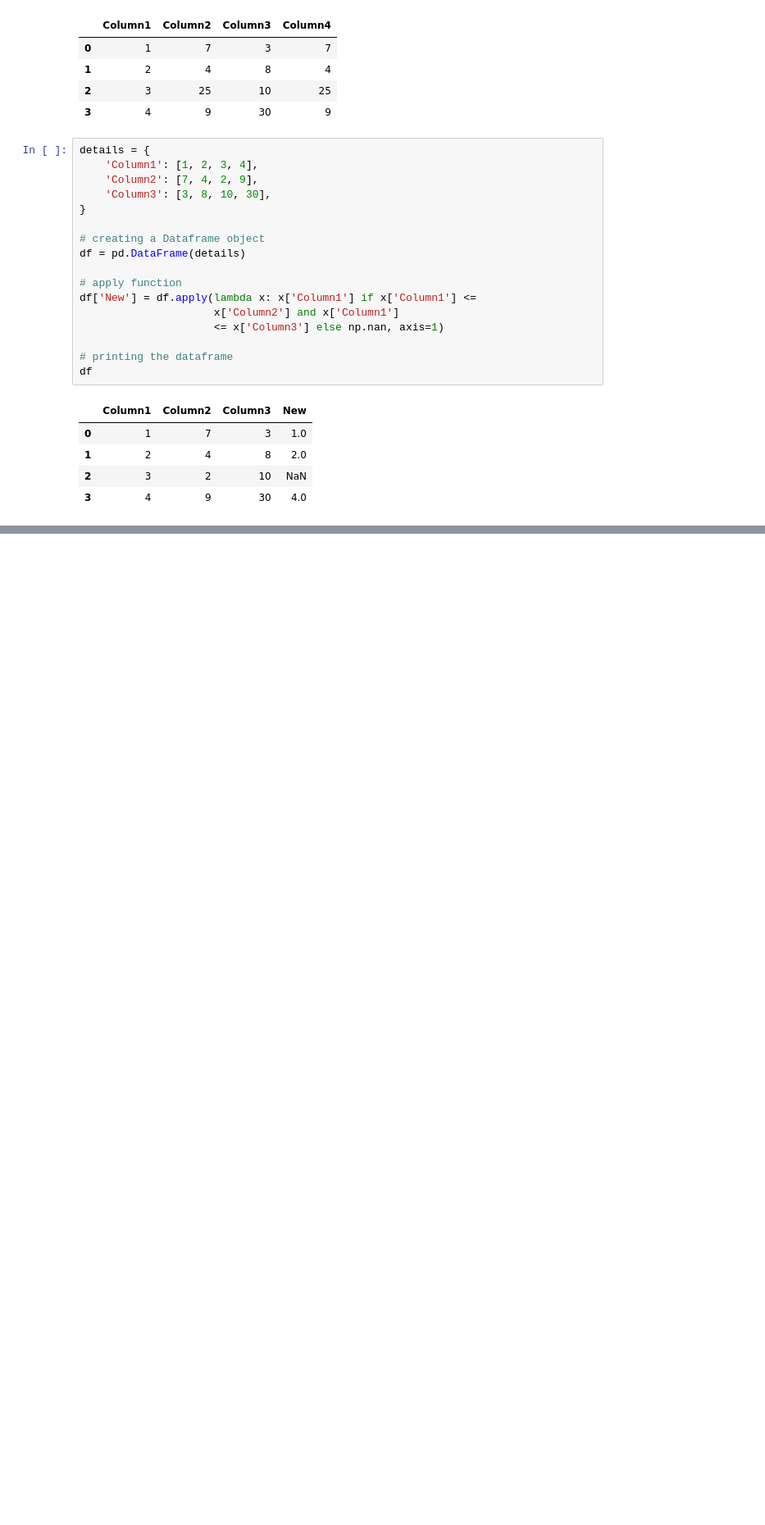
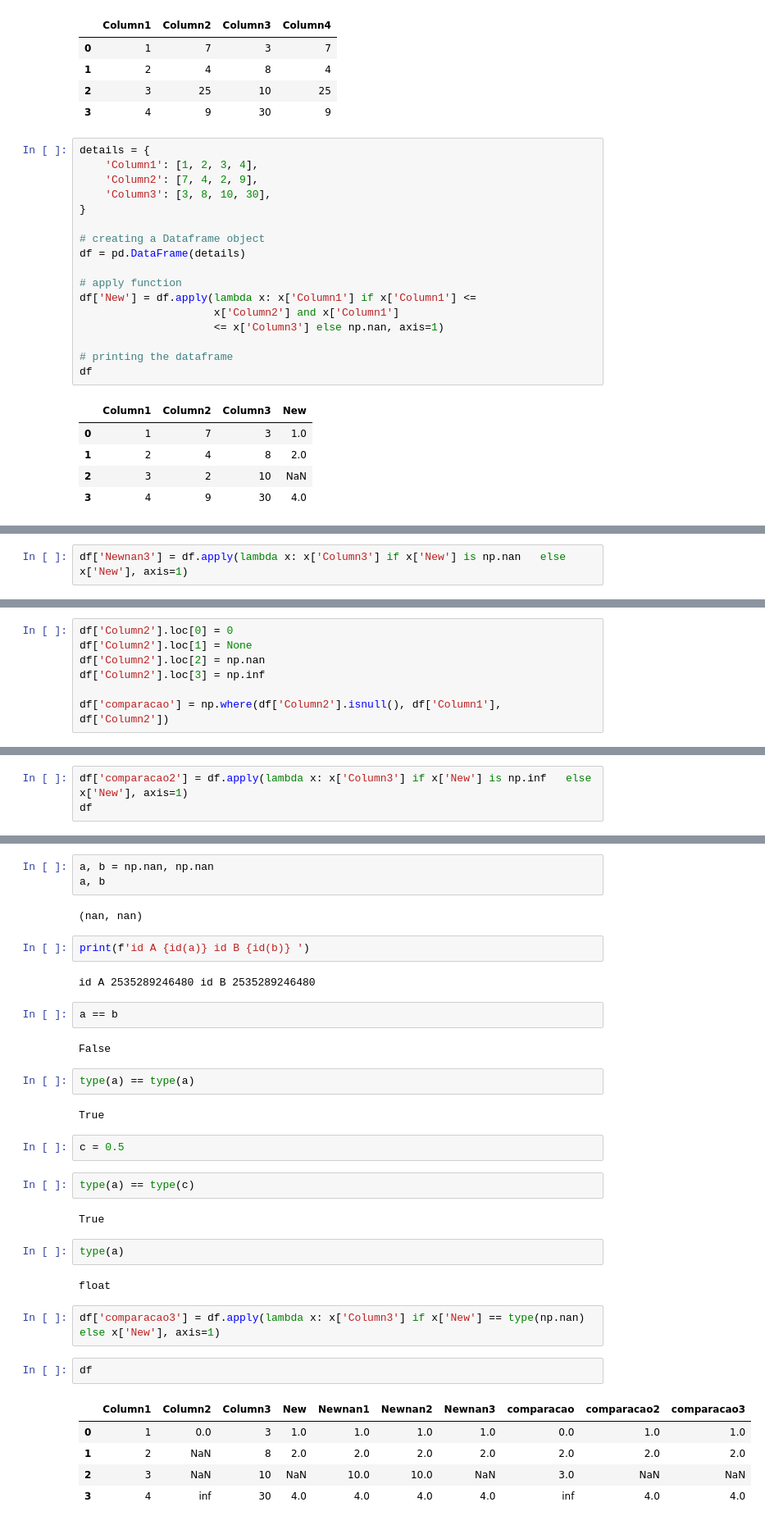
Before and after one commit to alexaugusto23/python_developer, a Jupyter notebook: Planejamento - Lógicas/Scripts e Notebooks/logicas_pyplan.ipynb, the cells around one changed output, grey strips where cells are left out. Shown at 82% size. Cells and saved outputs as stored; diff of their text form; blank space fills up the shorter version.

```diff
--- a/Planejamento - Lógicas/Scripts e Notebooks/logicas_pyplan.ipynb
+++ b/Planejamento - Lógicas/Scripts e Notebooks/logicas_pyplan.ipynb
@@ -1831,0 +1853,2 @@ df
+# %%
+df['Newnan3'] = df.apply(lambda x: x['Column3'] if x['New'] is np.nan   else x['New'], axis=1)
@@ -1831,0 +1863,7 @@ df
+# %%
+df['Column2'].loc[0] = 0
+df['Column2'].loc[1] = None
+df['Column2'].loc[2] = np.nan
+df['Column2'].loc[3] = np.inf
+
+df['comparacao'] = np.where(df['Column2'].isnull(), df['Column1'], df['Column2'])
@@ -1831,0 +1883,3 @@ df
+# %%
+df['comparacao2'] = df.apply(lambda x: x['Column3'] if x['New'] is np.inf   else x['New'], axis=1)
+df
@@ -1831,0 +1892,37 @@ df
+# %%
+a, b = np.nan, np.nan
+a, b
+# %% [output]
+(nan, nan)
+# %%
+print(f'id A {id(a)} id B {id(b)} ')
+# %% [output]
+id A 2535289246480 id B 2535289246480
+# %%
+a == b
+# %% [output]
+False
+# %%
+type(a) == type(a)
+# %% [output]
+True
+# %%
+c = 0.5
+# %%
+type(a) == type(c)
+# %% [output]
+True
+# %%
+type(a)
+# %% [output]
+float
+# %%
+df['comparacao3'] = df.apply(lambda x: x['Column3'] if x['New'] == type(np.nan)   else x['New'], axis=1)
+# %%
+df
+# %% [output]
+|  | Column1 | Column2 | Column3 | New | Newnan1 | Newnan2 | Newnan3 | comparacao | comparacao2 | comparacao3 |
+| 0 | 1 | 0.0 | 3 | 1.0 | 1.0 | 1.0 | 1.0 | 0.0 | 1.0 | 1.0 |
+| 1 | 2 | NaN | 8 | 2.0 | 2.0 | 2.0 | 2.0 | 2.0 | 2.0 | 2.0 |
+| 2 | 3 | NaN | 10 | NaN | 10.0 | 10.0 | NaN | 3.0 | NaN | NaN |
+| 3 | 4 | inf | 30 | 4.0 | 4.0 | 4.0 | 4.0 | inf | 4.0 | 4.0 |
```
Also changed, not shown: parts of 12 cells of this notebook.
